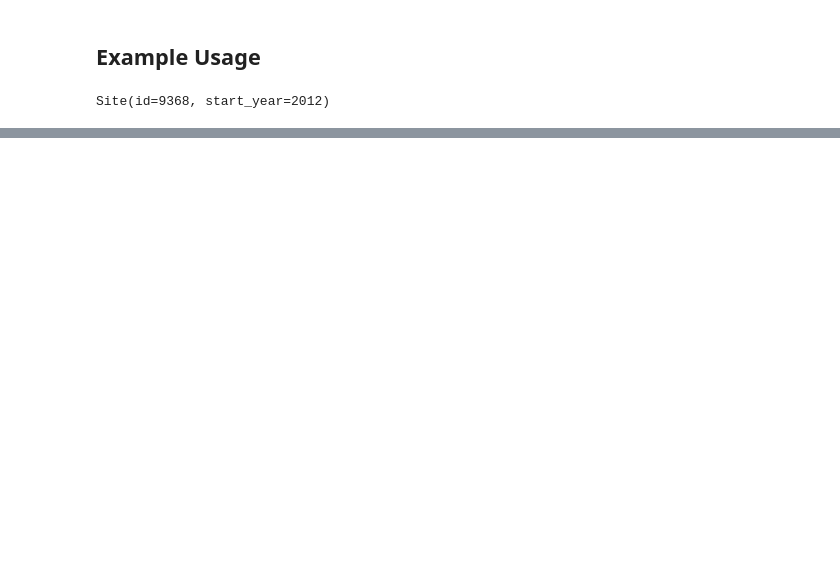
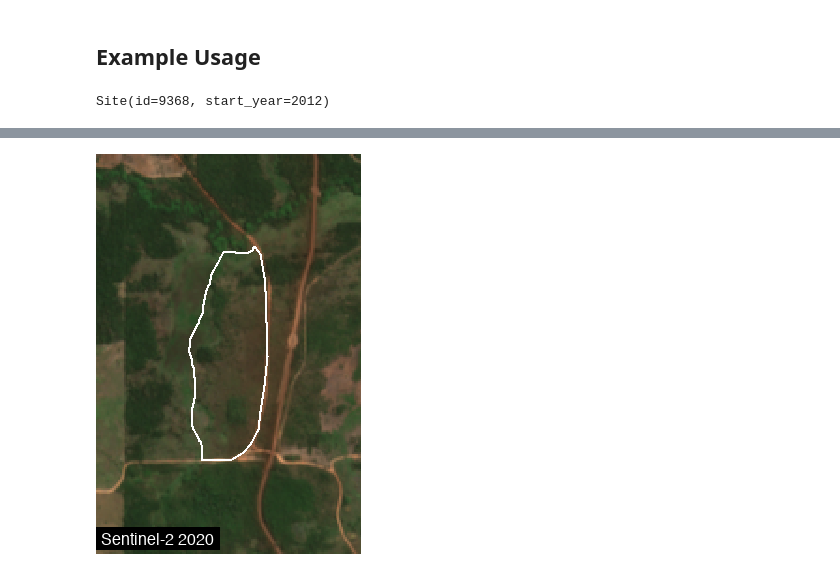
Before and after one commit to aliceheiman/gee-polygons, a Jupyter notebook: nbs/05_visualize.ipynb, the cells around one changed output, grey strips where cells are left out. Cells and saved outputs as stored; diff of their text form; code cells hidden in the pictures; blank space fills up the shorter version.

```diff
--- a/nbs/05_visualize.ipynb
+++ b/nbs/05_visualize.ipynb
@@ -1113,0 +571,20 @@ import nbdev; nbdev.nbdev_export()
+# %%
+# Example: Sentinel-2 using the dataset helper
+from gee_polygons.datasets.sentinel2 import get_sentinel_composite, SENTINEL_VIS
+
+s2_image = get_sentinel_composite(
+    geometry=site.geometry,
+    date_range=('2020-06-01', '2020-08-31')
+)
+
+img = render_image(
+    image=s2_image,
+    region=site.geometry.buffer(500).bounds(),
+    vis_params=SENTINEL_VIS,
+    dimensions=400,
+    boundary=site.geometry,
+    label='Sentinel-2 2020'
+)
+img
+# %% [output]
+[figure, added]
```
Also changed, not shown: parts of 49 cells of this notebook, 10 other files.
